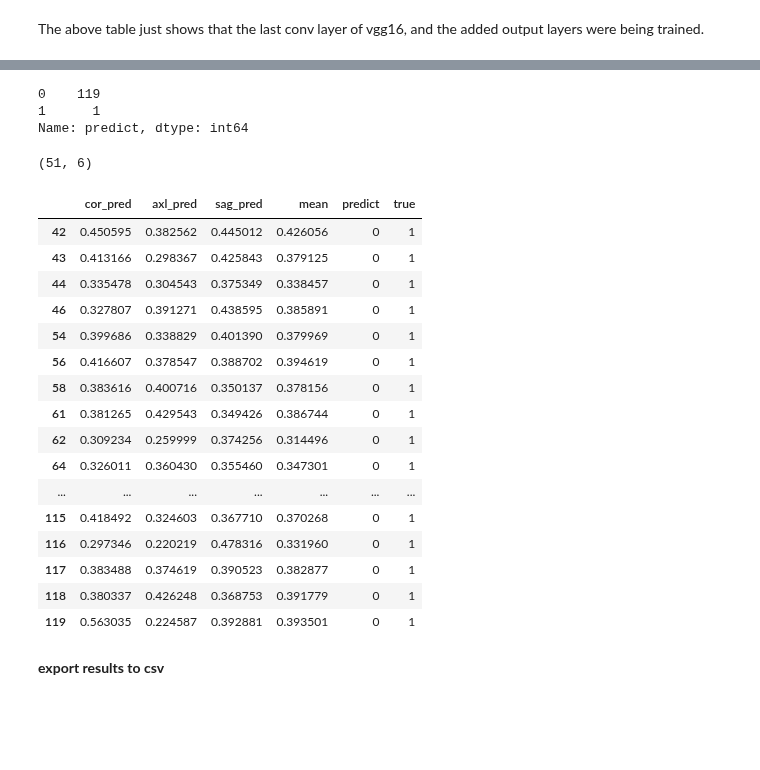
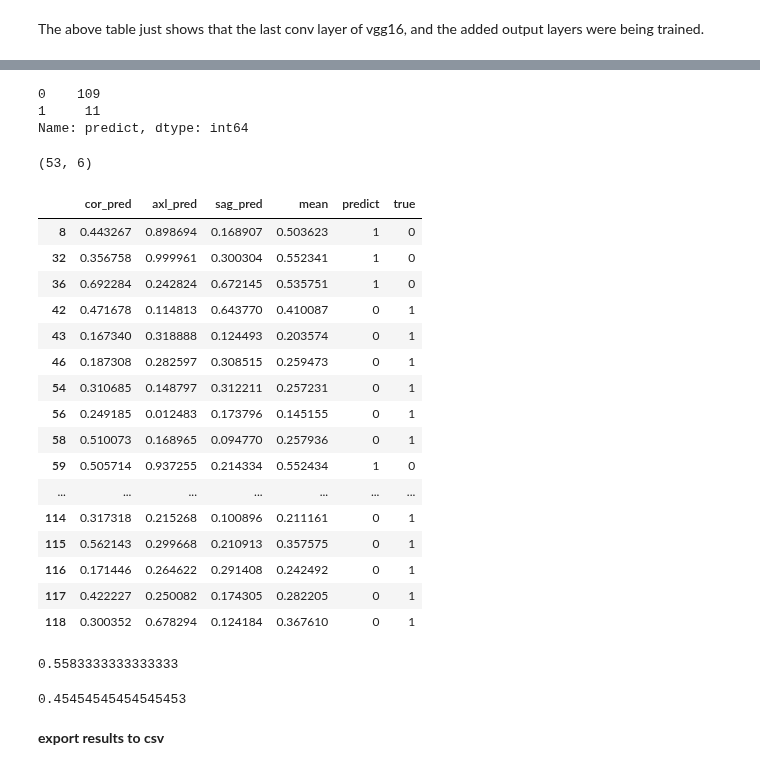
Before and after one commit to doscsy12/knee_mri_proj, a Jupyter notebook: code/Model_building_meniscus_vgg16.ipynb, the cells around one changed output, grey strips where cells are left out. Saved outputs shown, nothing was run; the diff lists cells and outputs as text; code cells hidden in the pictures; blank space fills up the shorter version.

```diff
--- a/code/Model_building_meniscus_vgg16.ipynb
+++ b/code/Model_building_meniscus_vgg16.ipynb
@@ -445,8 +558,8 @@ axl_pred = saved_axl_model.predict(axial_mensicus_val)
 saved_sag_model = load_model(f'{path_dir}/vgg_sag_men/vgg_model.h5')
 sag_pred = saved_sag_model.predict(sagittal_mensicus_val)
 # %%
-pred_men = pd.DataFrame(np.column_stack([cor_pred,axl_pred,sag_pred]),columns=['cor_pred', 'axl_pred', 'sag_pred'])
-pred_men['mean'] = pred_men.mean(axis=1)
+pred_val = pd.DataFrame(np.column_stack([cor_pred,axl_pred,sag_pred]),columns=['cor_pred', 'axl_pred', 'sag_pred'])
+pred_val['mean'] = pred_val.mean(axis=1)
 # %%
 # since model output is [0,1] using sigmoid activation function
 # pred is the probability
@@ -467,42 +580,50 @@ pred_men['mean']
 Name: mean, Length: 120, dtype: float32
 # %%
-pred_men['mean'] = pred_men.mean(axis=1)
+pred_val['mean'] = pred_val.mean(axis=1)
 # %%
 # if prob<0.5, it is 0.
-pred_men['predict'] = pred_men['mean'].map(lambda x: 0 if x<0.5 else 1)
+pred_val['predict'] = pred_val['mean'].map(lambda x: 0 if x<0.5 else 1)
 # %%
-pred_men['predict'].value_counts()
+pred_val['predict'].value_counts()
 # %% [output]
-0    119
-1      1
+0    109
+1     11
 Name: predict, dtype: int64
 # %%
 # labels are same for all planes
-pred_men['true'] = coronal_mensicus_label_val
+pred_val['true'] = coronal_mensicus_label_val
 # %%
-pred_men[pred_men['true'] != pred_men['predict']].shape
+pred_val[pred_val['true'] != pred_val['predict']].shape
 # %% [output]
-(51, 6)
+(53, 6)
 # %%
-pred_men[pred_men['true'] != pred_men['predict']]
+pred_val[pred_val['true'] != pred_val['predict']]
 # %% [output]
 |  | cor_pred | axl_pred | sag_pred | mean | predict | true |
-| 42 | 0.450595 | 0.382562 | 0.445012 | 0.426056 | 0 | 1 |
-| 43 | 0.413166 | 0.298367 | 0.425843 | 0.379125 | 0 | 1 |
-| 44 | 0.335478 | 0.304543 | 0.375349 | 0.338457 | 0 | 1 |
-| 46 | 0.327807 | 0.391271 | 0.438595 | 0.385891 | 0 | 1 |
-| 54 | 0.399686 | 0.338829 | 0.401390 | 0.379969 | 0 | 1 |
-| 56 | 0.416607 | 0.378547 | 0.388702 | 0.394619 | 0 | 1 |
-| 58 | 0.383616 | 0.400716 | 0.350137 | 0.378156 | 0 | 1 |
-| 61 | 0.381265 | 0.429543 | 0.349426 | 0.386744 | 0 | 1 |
-| 62 | 0.309234 | 0.259999 | 0.374256 | 0.314496 | 0 | 1 |
-| 64 | 0.326011 | 0.360430 | 0.355460 | 0.347301 | 0 | 1 |
+| 8 | 0.443267 | 0.898694 | 0.168907 | 0.503623 | 1 | 0 |
+| 32 | 0.356758 | 0.999961 | 0.300304 | 0.552341 | 1 | 0 |
+| 36 | 0.692284 | 0.242824 | 0.672145 | 0.535751 | 1 | 0 |
+| 42 | 0.471678 | 0.114813 | 0.643770 | 0.410087 | 0 | 1 |
+| 43 | 0.167340 | 0.318888 | 0.124493 | 0.203574 | 0 | 1 |
+| 46 | 0.187308 | 0.282597 | 0.308515 | 0.259473 | 0 | 1 |
+| 54 | 0.310685 | 0.148797 | 0.312211 | 0.257231 | 0 | 1 |
+| 56 | 0.249185 | 0.012483 | 0.173796 | 0.145155 | 0 | 1 |
+| 58 | 0.510073 | 0.168965 | 0.094770 | 0.257936 | 0 | 1 |
+| 59 | 0.505714 | 0.937255 | 0.214334 | 0.552434 | 1 | 0 |
 | ... | ... | ... | ... | ... | ... | ... |
-| 115 | 0.418492 | 0.324603 | 0.367710 | 0.370268 | 0 | 1 |
-| 116 | 0.297346 | 0.220219 | 0.478316 | 0.331960 | 0 | 1 |
-| 117 | 0.383488 | 0.374619 | 0.390523 | 0.382877 | 0 | 1 |
-| 118 | 0.380337 | 0.426248 | 0.368753 | 0.391779 | 0 | 1 |
-| 119 | 0.563035 | 0.224587 | 0.392881 | 0.393501 | 0 | 1 |
+| 114 | 0.317318 | 0.215268 | 0.100896 | 0.211161 | 0 | 1 |
+| 115 | 0.562143 | 0.299668 | 0.210913 | 0.357575 | 0 | 1 |
+| 116 | 0.171446 | 0.264622 | 0.291408 | 0.242492 | 0 | 1 |
+| 117 | 0.422227 | 0.250082 | 0.174305 | 0.282205 | 0 | 1 |
+| 118 | 0.300352 | 0.678294 | 0.124184 | 0.367610 | 0 | 1 |
+# %%
+accuracy_score(pred_val['true'],pred_val['predict'])
+# %% [output]
+0.5583333333333333
+# %%
+precision_score(pred_val['true'],pred_val['predict'])
+# %% [output]
+0.45454545454545453
 # %% [markdown]
 **export results to csv**
 # %%
```
Also changed, not shown: parts of 34 cells of this notebook.
